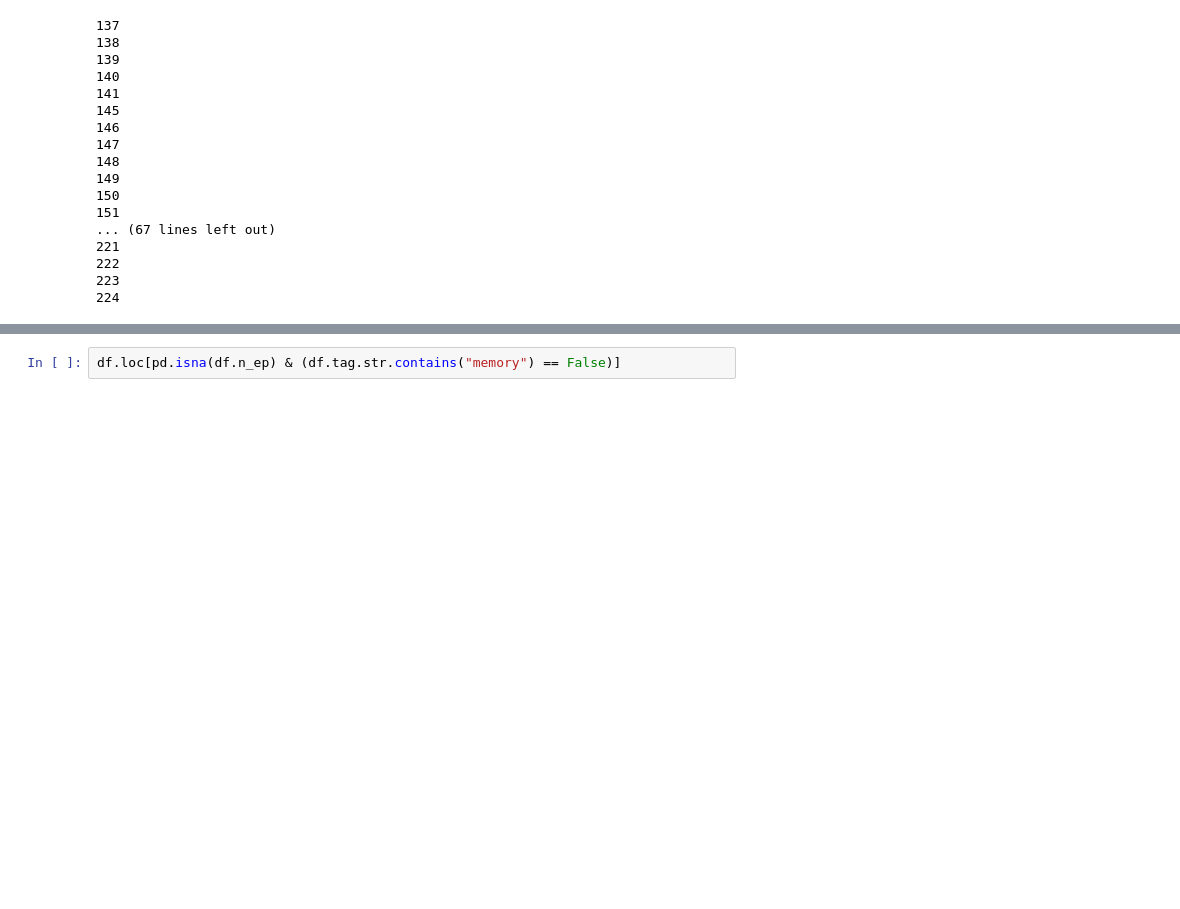
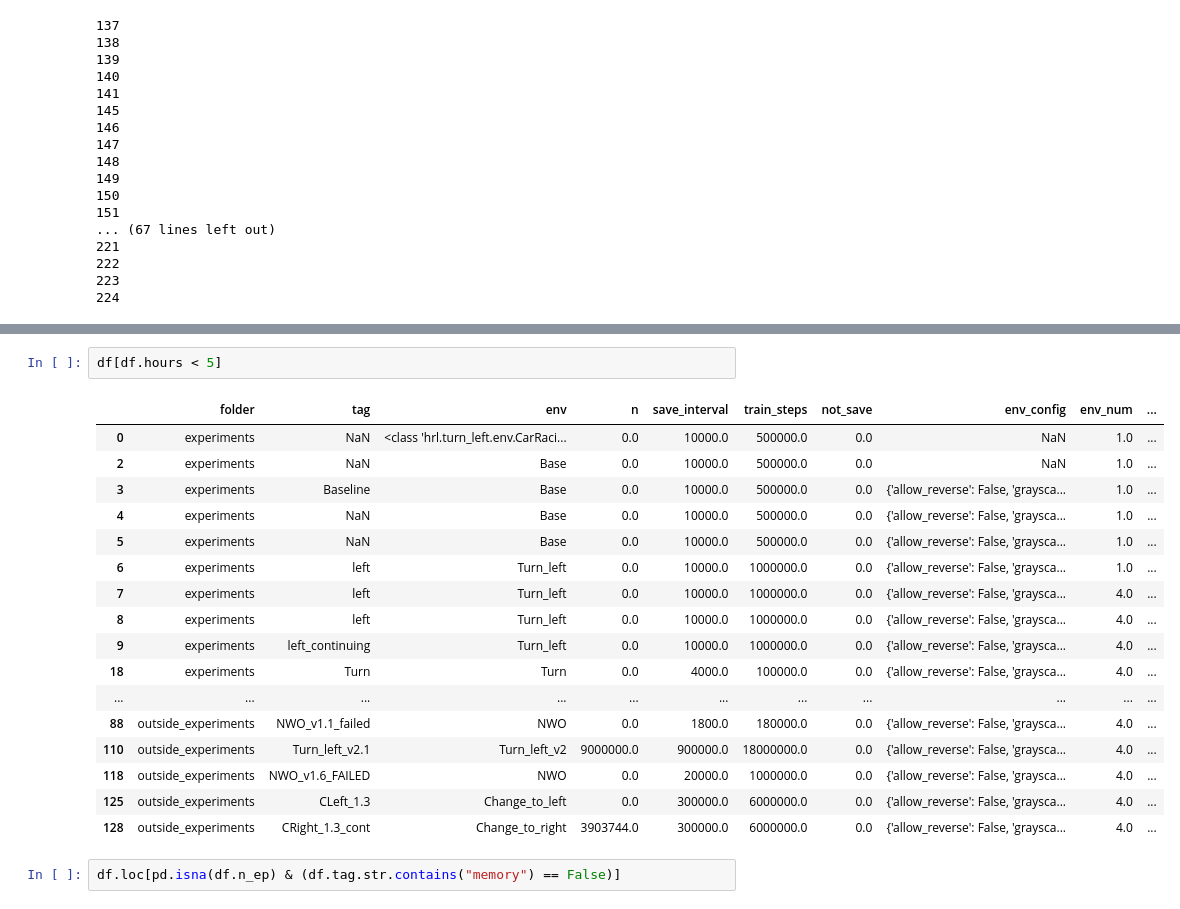
Before and after one commit to NotAnyMike/HRL, a Jupyter notebook: notebooks/Saving max walltime.ipynb, the cells around one changed output, grey strips where cells are left out. Cells and saved outputs as stored; diff of their text form; blank space fills up the shorter version.

Commit message:
updating walltime notebook, printing tables and updating experiments.csv

```diff
--- a/notebooks/Saving max walltime.ipynb
+++ b/notebooks/Saving max walltime.ipynb
@@ -149,3 +170,23 @@ df.n_ep.hist(bins=100)
+# %%
+df[df.hours < 5]
+# %% [output]
+|  | folder | tag | env | n | save_interval | train_steps | not_save | env_config | env_num | ... |
+| 0 | experiments | NaN | <class 'hrl.turn_left.env.CarRaci... | 0.0 | 10000.0 | 500000.0 | 0.0 | NaN | 1.0 | ... |
+| 2 | experiments | NaN | Base | 0.0 | 10000.0 | 500000.0 | 0.0 | NaN | 1.0 | ... |
+| 3 | experiments | Baseline | Base | 0.0 | 10000.0 | 500000.0 | 0.0 | {'allow_reverse': False, 'graysca... | 1.0 | ... |
+| 4 | experiments | NaN | Base | 0.0 | 10000.0 | 500000.0 | 0.0 | {'allow_reverse': False, 'graysca... | 1.0 | ... |
+| 5 | experiments | NaN | Base | 0.0 | 10000.0 | 500000.0 | 0.0 | {'allow_reverse': False, 'graysca... | 1.0 | ... |
+| 6 | experiments | left | Turn_left | 0.0 | 10000.0 | 1000000.0 | 0.0 | {'allow_reverse': False, 'graysca... | 1.0 | ... |
+| 7 | experiments | left | Turn_left | 0.0 | 10000.0 | 1000000.0 | 0.0 | {'allow_reverse': False, 'graysca... | 4.0 | ... |
+| 8 | experiments | left | Turn_left | 0.0 | 10000.0 | 1000000.0 | 0.0 | {'allow_reverse': False, 'graysca... | 4.0 | ... |
+| 9 | experiments | left_continuing | Turn_left | 0.0 | 10000.0 | 1000000.0 | 0.0 | {'allow_reverse': False, 'graysca... | 4.0 | ... |
+| 18 | experiments | Turn | Turn | 0.0 | 4000.0 | 100000.0 | 0.0 | {'allow_reverse': False, 'graysca... | 4.0 | ... |
+| ... | ... | ... | ... | ... | ... | ... | ... | ... | ... | ... |
+| 88 | outside_experiments | NWO_v1.1_failed | NWO | 0.0 | 1800.0 | 180000.0 | 0.0 | {'allow_reverse': False, 'graysca... | 4.0 | ... |
+| 110 | outside_experiments | Turn_left_v2.1 | Turn_left_v2 | 9000000.0 | 900000.0 | 18000000.0 | 0.0 | {'allow_reverse': False, 'graysca... | 4.0 | ... |
+| 118 | outside_experiments | NWO_v1.6_FAILED | NWO | 0.0 | 20000.0 | 1000000.0 | 0.0 | {'allow_reverse': False, 'graysca... | 4.0 | ... |
+| 125 | outside_experiments | CLeft_1.3 | Change_to_left | 0.0 | 300000.0 | 6000000.0 | 0.0 | {'allow_reverse': False, 'graysca... | 4.0 | ... |
+| 128 | outside_experiments | CRight_1.3_cont | Change_to_right | 3903744.0 | 300000.0 | 6000000.0 | 0.0 | {'allow_reverse': False, 'graysca... | 4.0 | ... |
 # %%
 df.loc[pd.isna(df.n_ep) & (df.tag.str.contains("memory") == False)]
 # %% [output]
```
Also changed, not shown: parts of 11 cells of this notebook, 1 other file.
